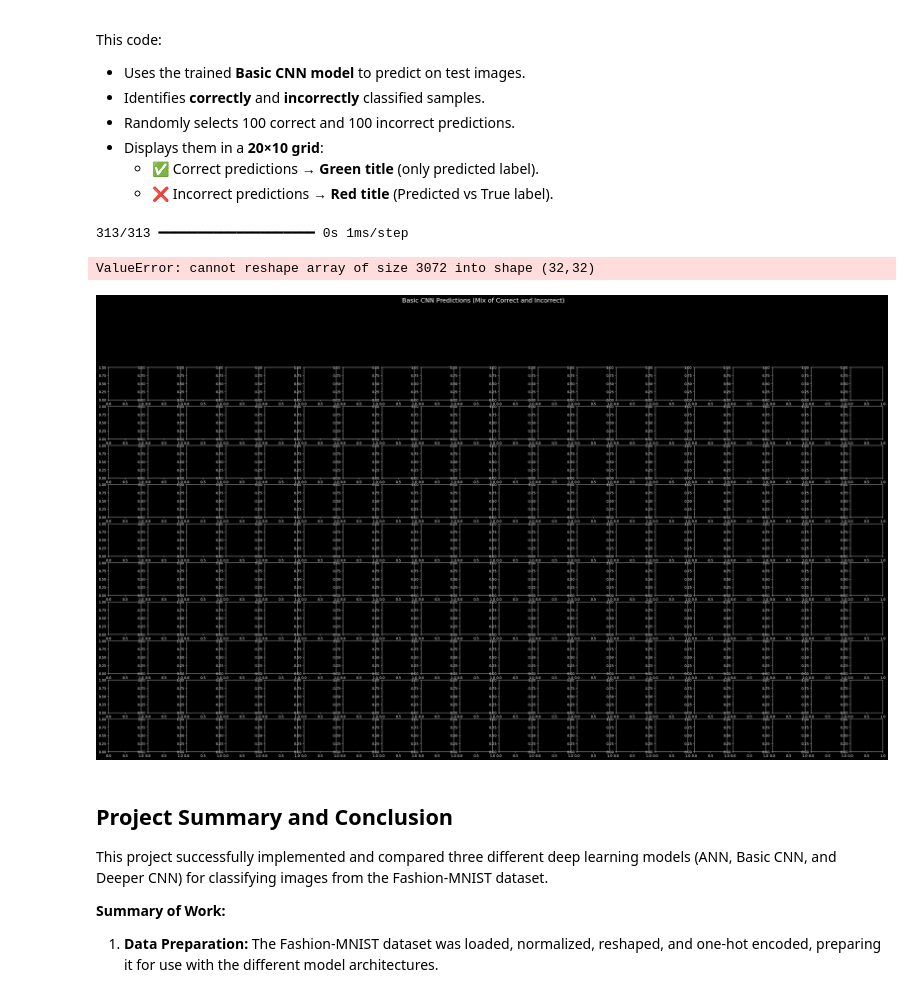
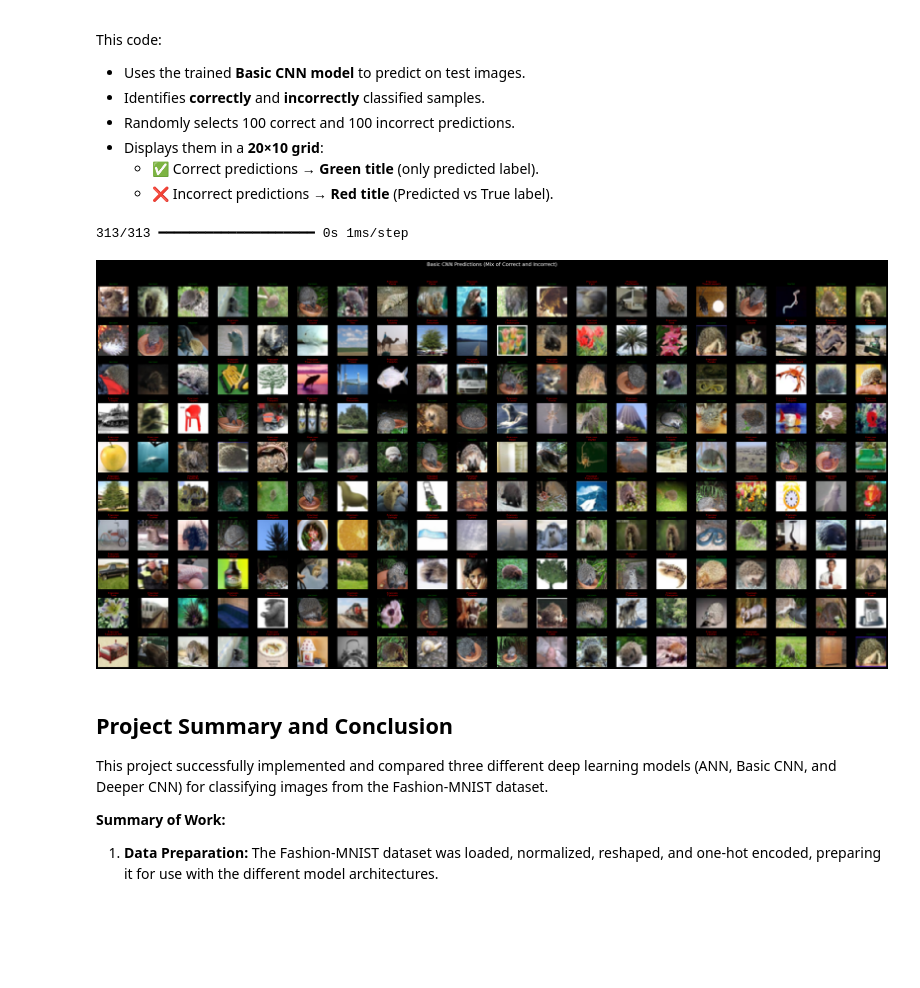
Before and after one commit to jscampbell43/G4G, a Jupyter notebook: 8_Vision_AI_Fundamentals_Building_a_Digit_Recognizer_from_Scratch.ipynb, the cells around one changed output. Drawn from its saved outputs; the diff is of its cells as text; code cells hidden in the pictures; blank space fills up the shorter version.

```diff
--- a/8_Vision_AI_Fundamentals_Building_a_Digit_Recognizer_from_Scratch.ipynb
+++ b/8_Vision_AI_Fundamentals_Building_a_Digit_Recognizer_from_Scratch.ipynb
@@ -244,7 +249,7 @@ deeper_cnn_model = keras.Sequential([
     keras.layers.BatchNormalization(),
     keras.layers.Dropout(0.5),
 
-    keras.layers.Dense(1, activation='softmax')
+    keras.layers.Dense(100, activation='softmax')
 ])
 
 deeper_cnn_model.compile(optimizer='adam',
@@ -305,10 +310,10 @@ model_checkpoint_ann = keras.callbacks.ModelCheckpoint(
 print("Training ANN model...")
 ann_history = ann_model.fit(
     cifar100_train_images,
-    cifar100_train_labels,
+    cifar100_train_labels_one_hot,
     epochs=30,
     batch_size=64,
-    validation_data=(cifar100_test_images, cifar100_test_labels),
+    validation_data=(cifar100_test_images, cifar100_test_labels_one_hot),
     callbacks=[early_stopping, model_checkpoint_ann]
 )
 print("ANN model training finished.")
@@ -354,10 +357,10 @@ model_checkpoint_basic_cnn = keras.callbacks.ModelCheckpoint(
 print("Training Basic CNN model...")
 basic_cnn_history = basic_cnn_model.fit(
     cifar100_train_images,
-    cifar100_train_labels,
+    cifar100_train_labels_one_hot,
     epochs=30,
     batch_size=64,
-    validation_data=(cifar100_test_images, cifar100_test_labels),
+    validation_data=(cifar100_test_images, cifar100_test_labels_one_hot),
     callbacks=[early_stopping, model_checkpoint_basic_cnn]
 )
 print("Basic CNN model training finished.")
@@ -403,10 +404,10 @@ model_checkpoint_deeper_cnn = keras.callbacks.ModelCheckpoint(
 print("Training Deeper CNN model...")
 deeper_cnn_history = deeper_cnn_model.fit(
     cifar100_train_images,
-    cifar100_train_labels,
+    cifar100_train_labels_one_hot,
     epochs=30,
     batch_size=64,
-    validation_data=(cifar100_test_images, cifar100_test_labels),
+    validation_data=(cifar100_test_images, cifar100_test_labels_one_hot),
     callbacks=[early_stopping, model_checkpoint_deeper_cnn]
 )
 print("Deeper CNN model training finished.")
@@ -598,16 +600,31 @@ This code:
   - ✅ Correct predictions → **Green title** (only predicted label).
   - ❌ Incorrect predictions → **Red title** (Predicted vs True label).
 # %%
+import numpy as np
+import matplotlib.pyplot as plt
+import seaborn as sns
+from sklearn.metrics import confusion_matrix
+
+# Predictions
 basic_cnn_predictions = basic_cnn_model.predict(cifar100_test_images)
 basic_cnn_predicted_labels = np.argmax(basic_cnn_predictions, axis=1)
 
+# Flatten the true labels for comparison
+cifar100_test_labels_flat = cifar100_test_labels.flatten()
+
 # Find correctly and incorrectly classified images
-correctly_classified_indices = np.where(basic_cnn_predicted_labels == cifar100_test_labels)[0]
-incorrectly_classified_indices = np.where(basic_cnn_predicted_labels != cifar100_test_labels)[0]
+correctly_classified_indices = np.where(basic_cnn_predicted_labels == cifar100_test_labels_flat)[0]
+incorrectly_classified_indices = np.where(basic_cnn_predicted_labels != cifar100_test_labels_flat)[0]
 
 # Define class names for Fashion-MNIST
-class_names = ['T-shirt/top', 'Trouser', 'Pullover', 'Dress', 'Coat',
-               'Sandal', 'Shirt', 'Sneaker', 'Bag', 'Ankle boot']
+class_names = ['beaver', 'dolphin', 'otter', 'seal', 'whale', 'aquarium fish', 'flatfish', 'ray', 'shark', 'trout', 'orchids',
+               'poppies', 'roses', 'sunflowers', 'tulips', 'bottles', 'bowls', 'cans', 'cups', 'plates','apples', 'mushrooms',
+               'oranges', 'pears', 'sweet peppers', 'clock', 'computer keyboard', 'lamp', 'telephone', 'television',
+               'bed', 'chair', 'couch', 'table', 'wardrobe','bee', 'beetle', 'butterfly', 'caterpillar', 'cockroach',
+               'bear', 'leopard', 'lion', 'tiger', 'wolf','bridge', 'castle', 'house', 'road', 'skyscraper', 'cloud', 'forest', 'mountain', 'plain', 'sea',
+               'camel', 'cattle', 'chimpanzee', 'elephant', 'kangaroo', 'fox', 'porcupine', 'possum', 'raccoon', 'skunk', 'crab', 'lobster', 'snail', 'spider', 'worm',
+               'baby', 'boy', 'girl', 'man', 'woman', 'crocodile', 'dinosaur', 'lizard', 'snake', 'turtle', 'hamster', 'mouse', 'rabbit', 'shrew', 'squirrel',
+               'maple', 'oak', 'palm', 'pine', 'willow', 'bicycle', 'bus', 'motorcycle', 'pickup truck', 'train','lawn-mower', 'rocket', 'streetcar', 'tank', 'tractor']
 
 # Select a mix of correctly and incorrectly classified images
 num_correct_to_show = 100
@@ -624,38 +641,37 @@ selected_incorrect_indices = np.random.choice(incorrectly_classified_indices, nu
 all_indices = np.concatenate((selected_correct_indices, selected_incorrect_indices))
 np.random.shuffle(all_indices)
 
 # Display images in a 20x10 grid
 num_cols = 20
 num_rows = 10
 num_images_to_show = num_correct_to_show + num_incorrect_to_show
 
 fig, axes = plt.subplots(num_rows, num_cols, figsize=(2 * num_cols, 2 * num_rows))
 fig.suptitle("Basic CNN Predictions (Mix of Correct and Incorrect)", fontsize=18, y=1.02)
 
 for i, idx in enumerate(all_indices[:num_images_to_show]):
     row = i // num_cols
     col = i % num_cols
-    axes[row, col].imshow(cifar100_test_images[idx].reshape(32, 32), cmap='gray')
+    axes[row, col].imshow(cifar100_test_images[idx]) # Display without reshaping
 
     pred = class_names[basic_cnn_predicted_labels[idx]]
-    true = class_names[cifar100_test_labels[idx]]
+    true = class_names[cifar100_test_labels_flat[idx]] # Use flattened labels
 
-    if basic_cnn_predicted_labels[idx] == cifar100_test_labels[idx]:
+    if basic_cnn_predicted_labels[idx] == cifar100_test_labels_flat[idx]: # Compare with flattened labels
         color = "green"
         title = f"{pred}"
     else:
         color = "red"
         title = f"P:{pred}\nT:{true}"
 
     axes[row, col].set_title(title, fontsize=8, color=color)
     axes[row, col].axis("off")
 
 plt.tight_layout()
 plt.show()
 # %% [output]
 313/313 ━━━━━━━━━━━━━━━━━━━━ 0s 1ms/step
-ValueError: cannot reshape array of size 3072 into shape (32,32)
-[figure, old version]
+[figure, new version]
 # %% [markdown]
 ## Project Summary and Conclusion
 
```
Also changed, not shown: parts of 10 cells of this notebook.
